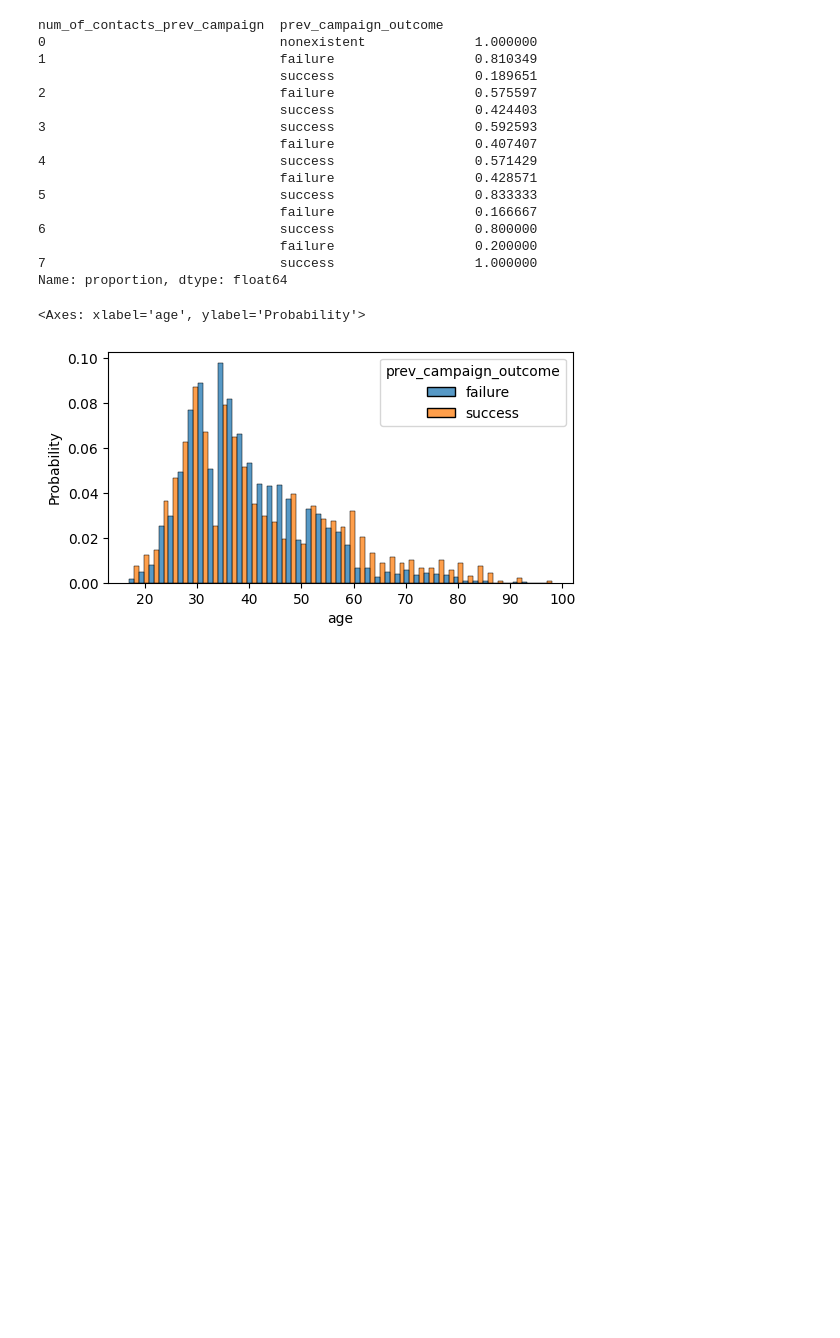
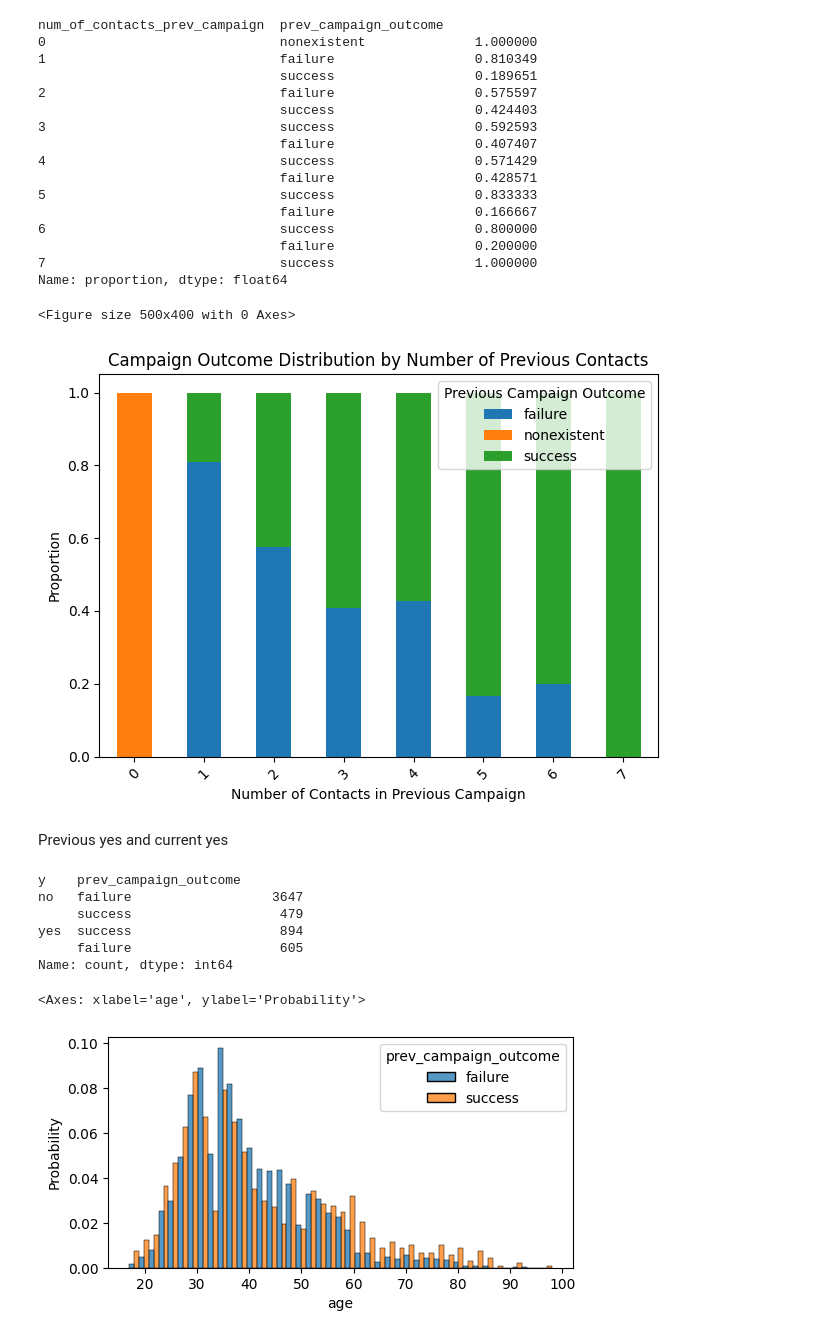
Before and after one commit to caparcom/machine-learning-python-log-reg, a Jupyter notebook: src/explore.ipynb, the cells around one changed output. Cells and saved outputs as stored; diff of their text form; code cells hidden in the pictures; blank space fills up the shorter version.

```diff
--- a/src/explore.ipynb
+++ b/src/explore.ipynb
@@ -121,6 +110,36 @@ num_of_contacts_prev_campaign  prev_campaign_outcome
                                failure                  0.200000
 7                              success                  1.000000
 Name: proportion, dtype: float64
+# %%
+# It's important to note sample size becomes significantly less the more contacts were made.
+
+prepped_prev_outcome = main_df.groupby('num_of_contacts_prev_campaign')['prev_campaign_outcome'].value_counts(normalize=True).unstack()
+
+plt.figure(figsize=(5,4))
+
+prepped_prev_outcome.plot(kind='bar', stacked=True)
+
+plt.xlabel('Number of Contacts in Previous Campaign')
+plt.ylabel('Proportion')
+plt.title('Campaign Outcome Distribution by Number of Previous Contacts')
+plt.legend(title='Previous Campaign Outcome')
+plt.xticks(rotation=45)
+plt.tight_layout()
+plt.show()
+# %% [output]
+<Figure size 500x400 with 0 Axes>
+[figure, added]
+# %% [markdown]
+Previous yes and current yes
+# %%
+main_df[main_df['prev_campaign_outcome']!='nonexistent'].groupby('y')['prev_campaign_outcome'].value_counts()
+# %% [output]
+y    prev_campaign_outcome
+no   failure                  3647
+     success                   479
+yes  success                   894
+     failure                   605
+Name: count, dtype: int64
 # %%
 # Age tells us: *something* about the distribution of last years campaign, but what is unknown at this time.
 plt.figure(figsize=(6,3))
```
Also changed, not shown: parts of 7 cells of this notebook.
